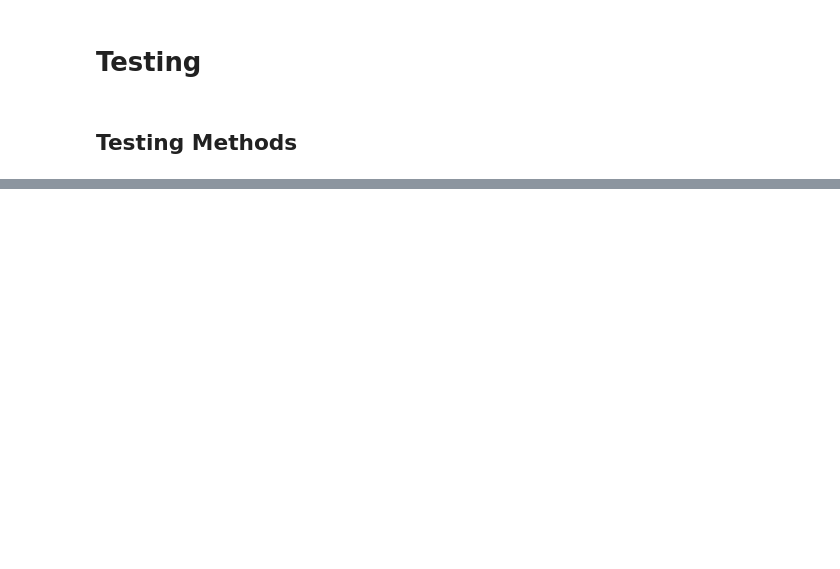
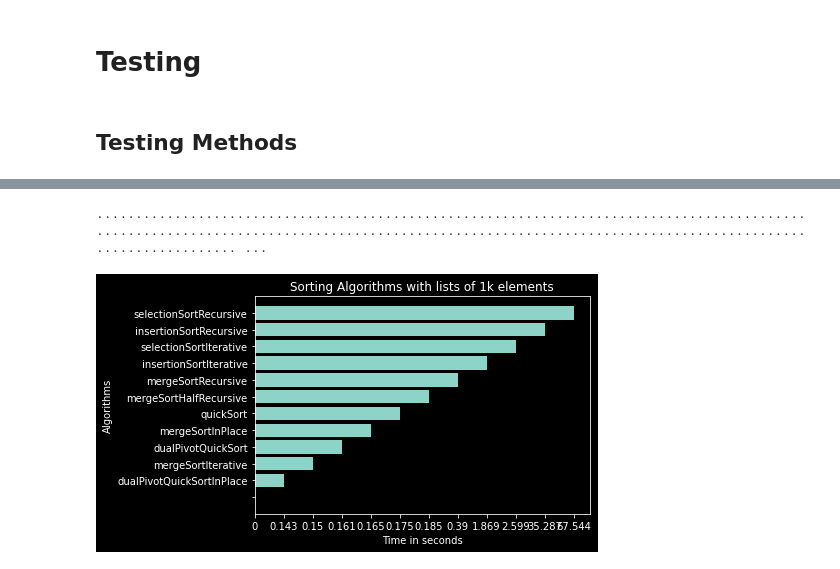
Before and after one commit to ArtInLines/CS-Notebooks, a Jupyter notebook: Sorting.ipynb, the cells around one changed output, grey strips where cells are left out. Drawn from its saved outputs; the diff is of its cells as text; code cells hidden in the pictures; blank space fills up the shorter version.

```diff
--- a/Sorting.ipynb
+++ b/Sorting.ipynb
@@ -53,23 +298,41 @@ def sameElements(M, N):
 # %%
 def singleTest(sort, listLength:int=1_000, compare=cmp, maxEl:int=10_000, minEl:int=0, toLog=True):
     L = [ rnd.randrange(minEl, maxEl) for x in range(listLength) ]
-    S = L[:] # Copy L
-    S = sort(S, compare)
+    S = sort(L[:], compare)
 
     if not isOrdered(S, compare):
-        print(f'{S} is not ordered')
-        return False
+        raise testFailed(f'The list is not ordered correctly: {S}')
     if not sameElements(L, S):
-        print(f'The sorted list doesn\'t have the same elements as before')
-        return False
+        raise testFailed(f'The sorted list doesn\'t have the same elements as before')
+    del S
+    del L
     if toLog:
         print('.', end='')
     return True
 # %%
 def test(sort, testAmounts=100, listLength:int=1_000, compare=cmp, maxEl:int=10_000, minEl:int=0, precision=3, toLog=True, forPrinting=True):
-    t = timeit(lambda: singleTest(sort, listLength, compare, maxEl, minEl, toLog), number=testAmounts)
-    t = round(t, precision)
-    if forPrinting:
-        return str(t) + 's'
-    return t
+    try:
+        t = timeit(lambda: singleTest(sort, listLength, compare, maxEl, minEl, toLog), number=testAmounts)
+        t = round(t, precision)
+        if forPrinting:
+            return str(t) + 's'
+        return t
+    except testFailed as msg:
+        print(msg)
+# %%
+def bestAlgos(sorts, testAmounts=100, listLength=1_000, compare=cmp, maxEl=10_000, minEl=0, precision=3, toLog=True):
+    S = []
+    for sort in sorts:
+        S.append((sort.__name__, test(sort, testAmounts, listLength, compare, maxEl, minEl, precision, toLog, False)))
+    return mergeSortHalfRecursive(S, cmp=lambda x, y: x[1] <= y[1])
+# %%
+def plotBest(L, title="Sorting Algorithms", xlabel="Time in seconds", ylabel="Algorithms", dark_background=True):
+    if dark_background:
+        plt.style.use('dark_background')
+    plt.xlabel(xlabel)
+    plt.ylabel(ylabel)
+    plt.title(title)
+    plt.xticks(range(len(L)+1), [0] + [x[1] for x in L])
+    plt.barh([''] + [x[0] for x in L], range(len(L)+1))
+    plt.show()
 # %% [markdown]
@@ -102,0 +340,6 @@ test(selectionSort)
+# %%
+algos = [insertionSortRecursive, insertionSortIterative, selectionSortRecursive, selectionSortIterative, mergeSortRecursive, mergeSortHalfRecursive, mergeSortInPlace, mergeSortIterative, quickSort, dualPivotQuickSort, dualPivotQuickSortInPlace]
+plotBest(bestAlgos(algos, testAmounts=50, listLength=1_000), title="Sorting Algorithms with lists of 1k elements")
+# %% [output]
+........................................................................................................................................................................................................ ...
+[figure, added]
```
Also changed, not shown: parts of 33 cells of this notebook.
